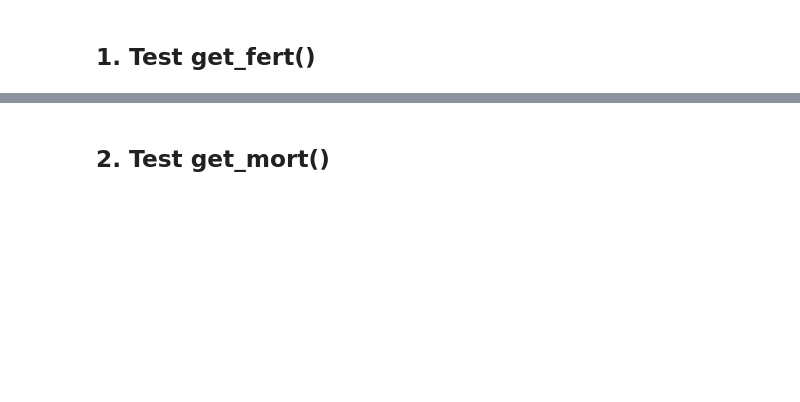
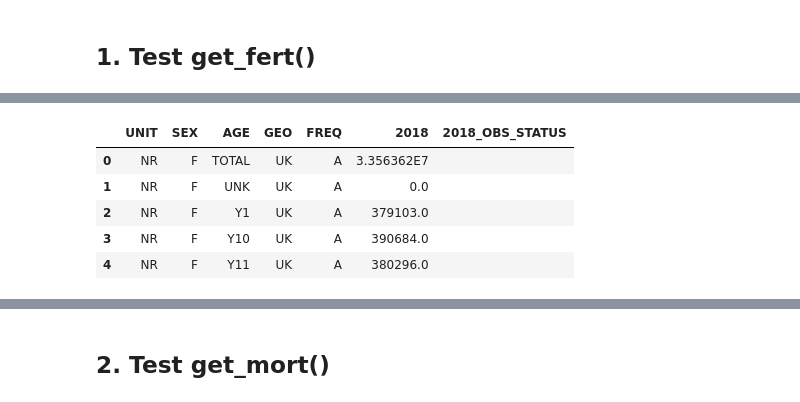
Before and after one commit to PSLmodels/OG-UK, a Jupyter notebook: oguk/OGUKdemog.ipynb, the cells around one changed output, grey strips where cells are left out. Cells and saved outputs as stored; diff of their text form; code cells hidden in the pictures; blank space fills up the shorter version.

```diff
--- a/oguk/OGUKdemog.ipynb
+++ b/oguk/OGUKdemog.ipynb
@@ -9,0 +39,9 @@ import matplotlib.pyplot as plt
+# %%
+df_pop.head()
+# %% [output]
+|  | UNIT | SEX | AGE | GEO | FREQ | 2018 | 2018_OBS_STATUS |
+| 0 | NR | F | TOTAL | UK | A | 3.356362E7 |  |
+| 1 | NR | F | UNK | UK | A | 0.0 |  |
+| 2 | NR | F | Y1 | UK | A | 379103.0 |  |
+| 3 | NR | F | Y10 | UK | A | 390684.0 |  |
+| 4 | NR | F | Y11 | UK | A | 380296.0 |  |
```
Also changed, not shown: parts of 21 cells of this notebook.
